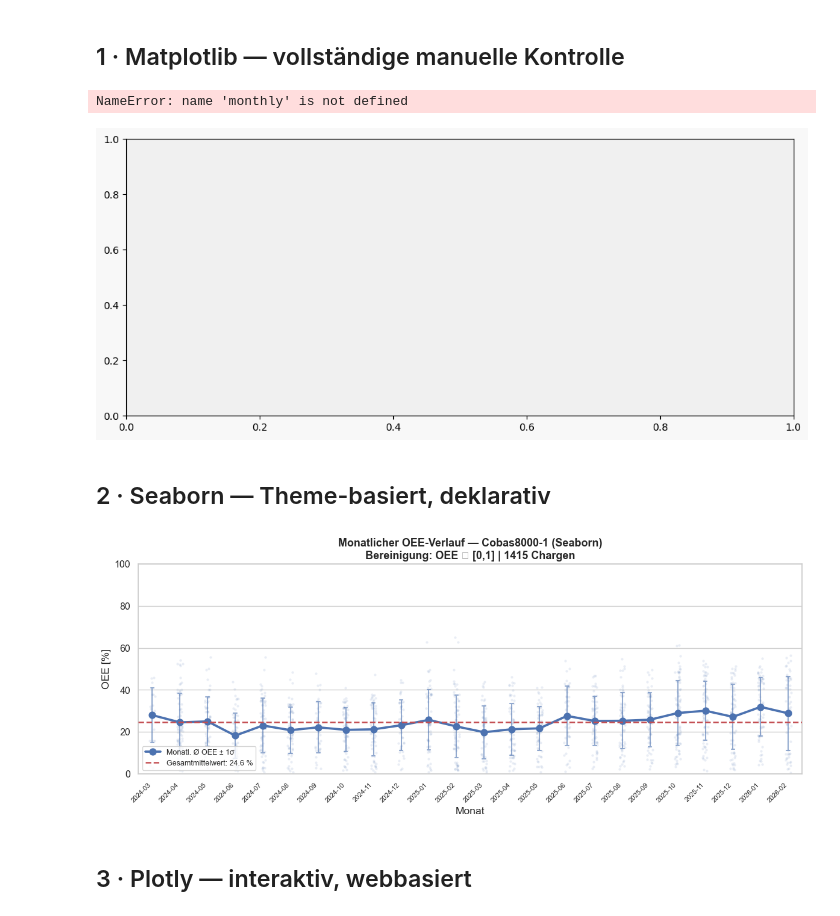
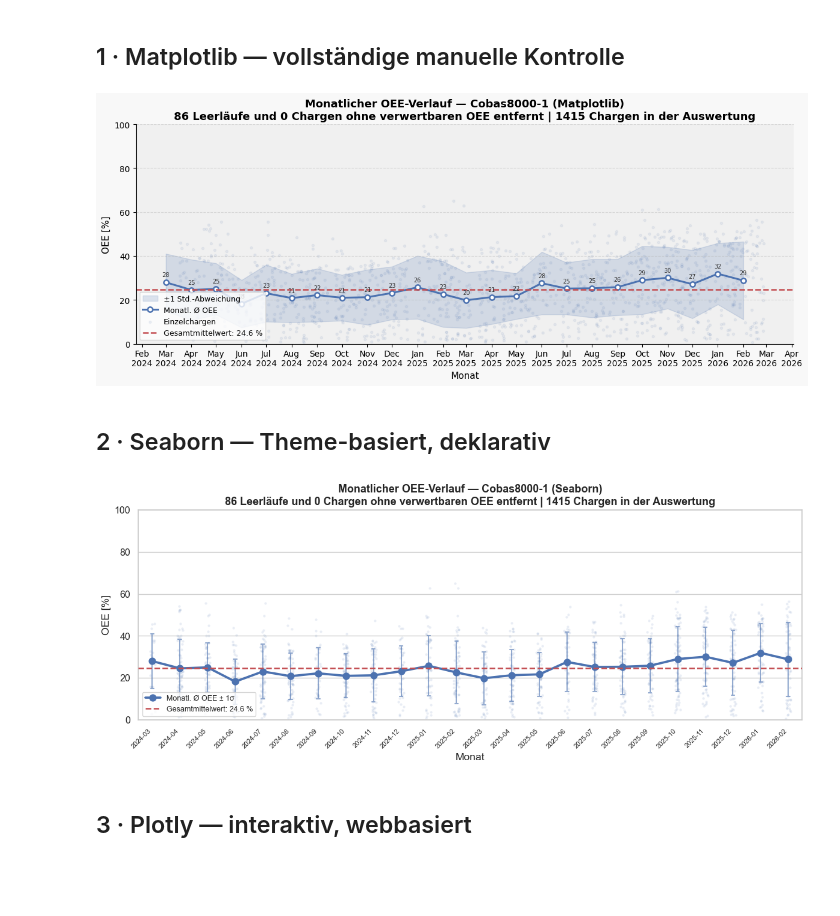
Before and after one commit to DavidGabrielReis/DOMDA_OEE, a Jupyter notebook: notebooks/analysis.ipynb, the cells around one changed output. Drawn from its saved outputs; the diff is of its cells as text; code cells hidden in the pictures; blank space fills up the shorter version.

```diff
--- a/notebooks/analysis.ipynb
+++ b/notebooks/analysis.ipynb
@@ -75,21 +75,16 @@ df_line = df_line.dropna(subset=["oee", "start"])
 n_zero = (df_line["total_quantity"] == 0).sum()
 df_line = df_line[df_line["total_quantity"] > 0].copy()
 if n_zero > 0:
-    print(f"  {n_zero} Charge(n) mit total_quantity = 0 entfernt.")
+    print(f"  {n_zero} Charge(n) entfernt: keine Produktionsmenge vorhanden (Leerläufe).")
 
-# Physikalisch unmögliche OEE-Werte entfernen.
-# Ein OEE-Wert außerhalb des Intervalls [0, 1] ist ein Berechnungsfehler
-# im Quellsystem (z. B. fehlerhafte Stammdaten oder Systemfehler).
-# OEE = 0 bleibt bewusst erhalten – eine Charge ohne Ausbringung ist ein
-# valides, aussagekräftiges Ereignis und gehört zur Analyse.
-# Ein pauschaler Quantil-Trim wird hier bewusst nicht angewendet:
-# Die Daten liegen qualitätsgeprüft vor. Ein Trim würde echte
-# Extremereignisse (Störungen, Stillstände) entfernen, die für die
-# OEE-Bewertung relevant sind.
-n_invalid = ((df_line["oee"] < 0) | (df_line["oee"] > 1)).sum()
-df_line = df_line[(df_line["oee"] >= 0) & (df_line["oee"] <= 1)].copy()
+# Chargen ohne verwertbaren OEE entfernen:
+#   OEE = 0  : Charge gestartet, aber kein Output erzielt (Totalausfall).
+#   OEE < 0  : Datenfehler im Quellsystem.
+#   OEE > 1  : Datenfehler im Quellsystem (mehr als 100 % ist nicht möglich).
+n_invalid = ((df_line["oee"] <= 0) | (df_line["oee"] > 1)).sum()
+df_line = df_line[(df_line["oee"] > 0) & (df_line["oee"] <= 1)].copy()
 if n_invalid > 0:
-    print(f"  {n_invalid} Charge(n) mit OEE außerhalb [0, 1] entfernt (Berechnungsfehler).")
+    print(f"  {n_invalid} Charge(n) entfernt: kein Output erzielt oder ungültiger Datenwert.")
 
 # OEE liegt im Datensatz als Dezimalzahl (0–1) vor, für die Darstellung
 # rechnen wir auf Prozent um.
@@ -115,11 +110,9 @@ monthly["std"] = monthly["std"].fillna(0)
 # der Monatsmittelwerte. Letzteres würde Monate mit wenigen Chargen übergewichten.
 overall_mean = df_line["oee_pct"].mean()
 
-print(f"Linie:             {LINE_LABEL}")
-print(f"Datenpunkte:       {len(df_line)}")
-print(f"Zeitraum:          {monthly['month'].min()} – {monthly['month'].max()}")
-print(f"Anzahl Monate:     {len(monthly)}")
-print(f"Gesamtmittelwert:  {overall_mean:.2f} %")
+print(f"Datenbasis {LINE_LABEL}: {len(df_line)} Chargen | {monthly['month'].min()} bis {monthly['month'].max()}")
+print(f"  Entfernt: {n_zero} Leerläufe ohne Produktion | {n_invalid} Chargen ohne verwertbaren OEE")
+print(f"Durchschnittlicher OEE: {overall_mean:.1f} %")
+
 print()
-print(monthly[["month", "count", "mean", "std"]].to_string(index=False))
 # %% [output]
@@ -196,37 +176,40 @@ batch_x = df_line["start"]
 batch_y = df_line["oee_pct"]
 ax.scatter(batch_x, batch_y, color="#4C72B0", alpha=0.08, s=8, zorder=1, label="Einzelchargen")
 
 # Die horizontale Referenzlinie zeigt den chargenseitig gewichteten Gesamtmittelwert.
 ax.axhline(overall_mean, color="#C44E52", linewidth=1.8, linestyle="--",
            label=f"Gesamtmittelwert: {overall_mean:.1f} %")
 
 # Jeden Monatspunkt mit dem gerundeten OEE-Wert beschriften.
 # xytext=(0, 7) verschiebt die Beschriftung 7 Punkte nach oben.
 for _, row in monthly.iterrows():
     ax.annotate(f"{row['mean']:.0f}", xy=(row["month_dt"], row["mean"]),
                 xytext=(0, 7), textcoords="offset points",
                 ha="center", fontsize=7, color="#333333")
 
 # X-Achse: jeden Monat als Tick, Format "Jan\n2025"
 ax.xaxis.set_major_locator(mdates.MonthLocator())
 ax.xaxis.set_major_formatter(mdates.DateFormatter("%b\n%Y"))
 ax.set_xlabel("Monat", fontsize=11)
 ax.set_ylabel("OEE [%]", fontsize=11)
-ax.set_title(f"Monatlicher OEE-Verlauf — {LINE_LABEL} (Matplotlib)",
-             fontsize=13, fontweight="bold")
+ax.set_title(
+    f"Monatlicher OEE-Verlauf — {LINE_LABEL} (Matplotlib)\n"
+    f"{n_zero} Leerläufe und {n_invalid} Chargen ohne verwertbaren OEE entfernt "
+    f"| {len(df_line)} Chargen in der Auswertung",
+    fontsize=13, fontweight="bold")
 ax.set_ylim(0, 100)
 ax.legend(fontsize=9, loc="lower left")
 ax.grid(axis="y", linestyle="--", alpha=0.4)
 
 # Obere und rechte Rahmenlinie entfernen – wirkt aufgeräumter.
 for spine in ["top", "right"]:
     ax.spines[spine].set_visible(False)
 
+
 plt.tight_layout()
 plt.show()
 # %% [output]
-NameError: name 'monthly' is not defined
-[figure, old version]
+[figure, new version]
 # %% [markdown]
 ## 2 · Seaborn — Theme-basiert, deklarativ
 # %%
@@ -285,18 +268,21 @@ ax.set_xticklabels(month_order, rotation=45, ha="right", fontsize=8)
 ax.set_xlabel("Monat")
 ax.set_ylabel("OEE [%]")
 ax.set_ylim(0, 100)
-ax.set_title(f"Monatlicher OEE-Verlauf — {LINE_LABEL} (Seaborn)\n"
-             f"Bereinigung: OEE ∈ [0,1] | {len(df_line)} Chargen",
-             fontsize=13, fontweight="bold")
+ax.set_title(
+    f"Monatlicher OEE-Verlauf — {LINE_LABEL} (Seaborn)\n"
+    f"{n_zero} Leerläufe und {n_invalid} Chargen ohne verwertbaren OEE entfernt "
+    f"| {len(df_line)} Chargen in der Auswertung",
+    fontsize=13, fontweight="bold")
 ax.legend(fontsize=9, loc="lower left")
 
 plt.tight_layout()
 plt.show()
 
 # Theme zurücksetzen, damit nachfolgende Matplotlib-Zellen nicht beeinflusst werden.
+
 sns.reset_defaults()
 # %% [output]
-[figure, old version]
+[figure, new version]
 # %% [markdown]
 ## 3 · Plotly — interaktiv, webbasiert
 # %%
```
Also changed, not shown: parts of 10 cells of this notebook.
